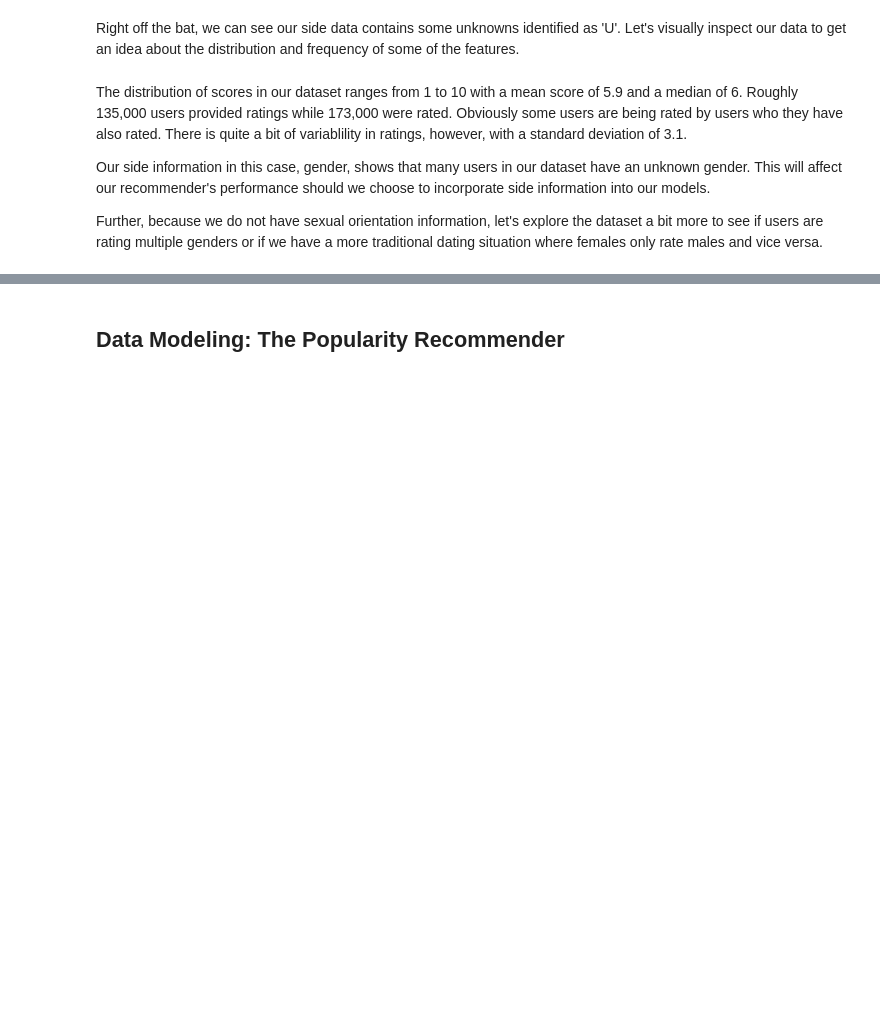
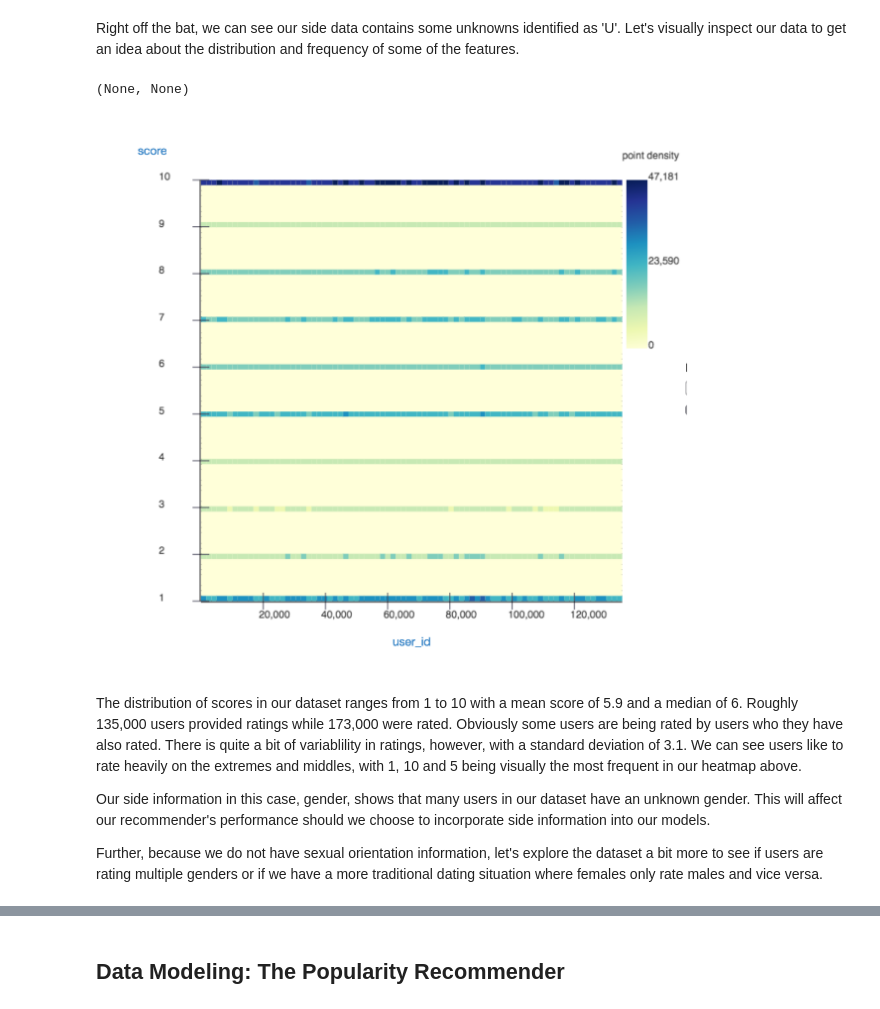
Before and after one commit to mg826/Data_Mining, a Jupyter notebook: Lab3_Dating_Recommender/Lab3_Recommender_Systems_Nichols_Matsunami_Smith.ipynb, the cells around one changed output, grey strips where cells are left out. Saved outputs shown, nothing was run; the diff lists cells and outputs as text; code cells hidden in the pictures; blank space fills up the shorter version.

Commit message:
changed uids to str, added graph pics, rj change

```diff
--- a/Lab3_Dating_Recommender/Lab3_Recommender_Systems_Nichols_Matsunami_Smith.ipynb
+++ b/Lab3_Dating_Recommender/Lab3_Recommender_Systems_Nichols_Matsunami_Smith.ipynb
@@ -86,5 +93,20 @@ ratings.show(), genders.show()
+# %%
+ratings['user_id'] = ratings['user_id'].astype(str)
+ratings['user_rated'] = ratings['user_rated'].astype(str)
+genders['user_id'] = genders['user_id'].astype(str)
+ratings.show(), genders.show()
+# %% [output]
+(None, None)
+# %%
+t = plt.imread('ratings.png')
+plt.figure(figsize=(10,10))
+plt.axis('off')
+plt.imshow(t)
+plt.show()
+# %% [output]
+[figure, added]
 # %% [markdown]
-The distribution of scores in our dataset ranges from 1 to 10 with a mean score of 5.9 and a median of 6. Roughly 135,000 users provided ratings while 173,000 were rated. Obviously some users are being rated by users who they have also rated. There is quite a bit of variablility in ratings, however, with a standard deviation of 3.1.
+The distribution of scores in our dataset ranges from 1 to 10 with a mean score of 5.9 and a median of 6. Roughly 135,000 users provided ratings while 173,000 were rated. Obviously some users are being rated by users who they have also rated. There is quite a bit of variablility in ratings, however, with a standard deviation of 3.1. We can see users like to rate heavily on the extremes and middles, with 1, 10 and 5 being visually the most frequent in our heatmap above.
 
 Our side information in this case, gender, shows that many users in our dataset have an unknown gender. This will affect our recommender's performance should we choose to incorporate side information into our models.
 
```
Also changed, not shown: parts of 23 cells of this notebook, 3 other files.
